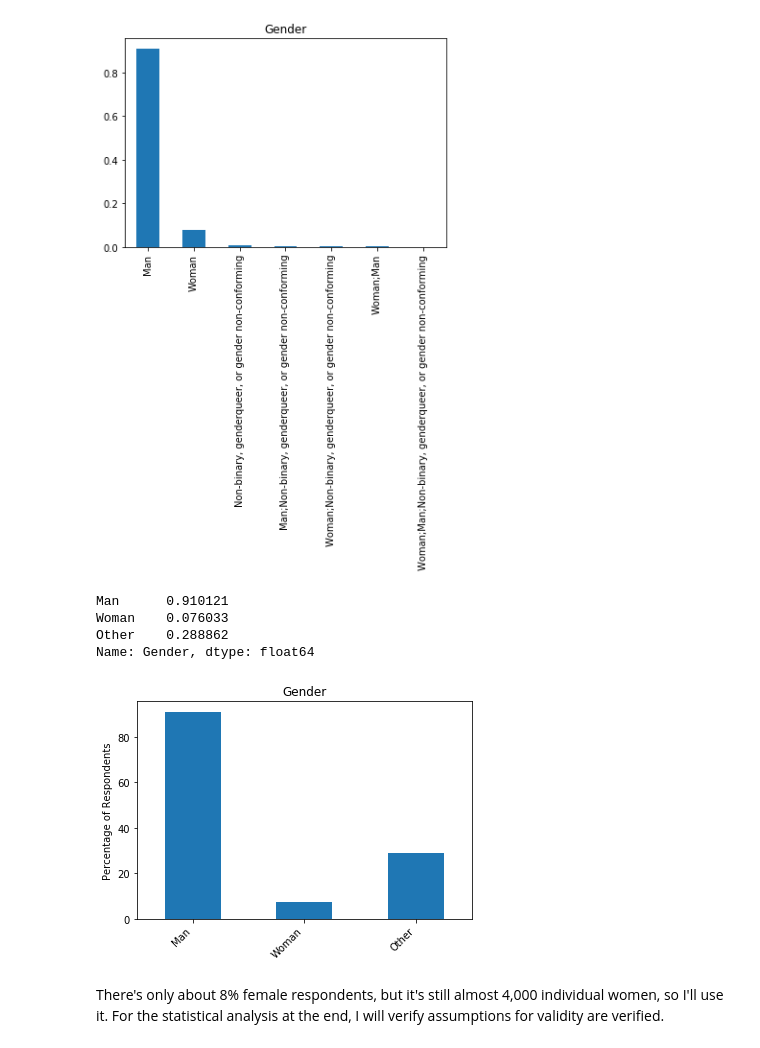
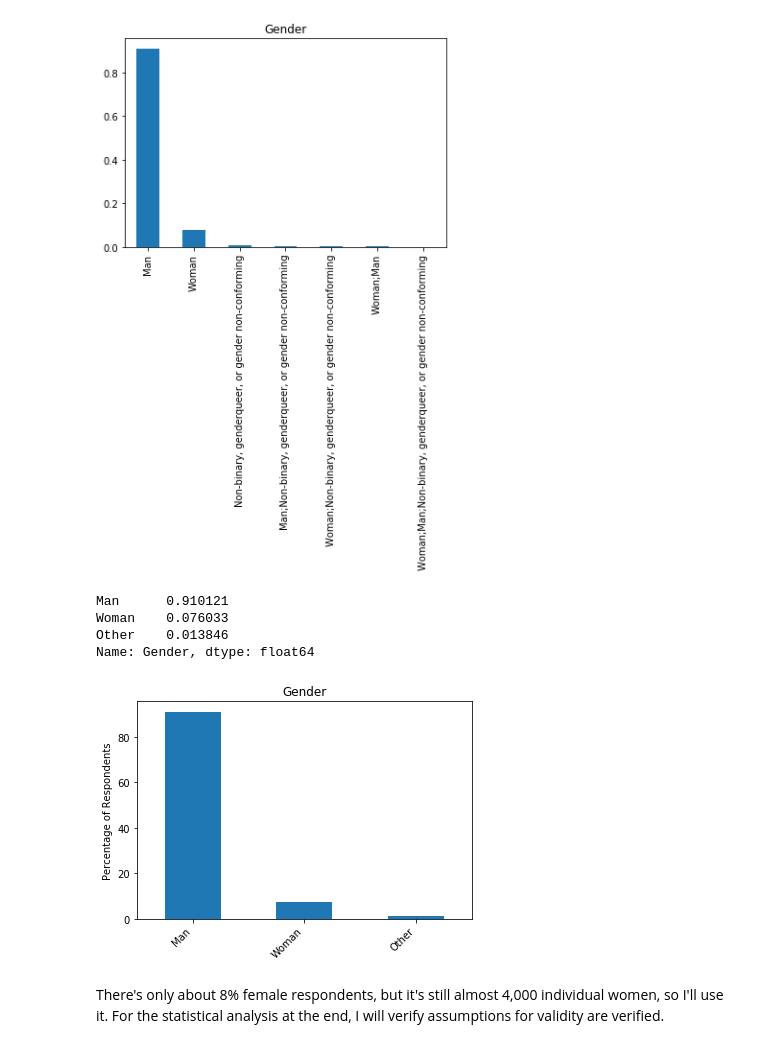
Before and after one commit to dagmaraw/stackoverflow, a Jupyter notebook: Stack_Overflow_Survey.ipynb, the cells around one changed output. Cells and saved outputs as stored; diff of their text form; code cells hidden in the pictures.

Commit message:
Project1_StackOverflow_Survey.ipynb: Fixed gender graph

```diff
--- a/Stack_Overflow_Survey.ipynb
+++ b/Stack_Overflow_Survey.ipynb
@@ -79,25 +79,26 @@ Name: Gender, dtype: float64
 # %%
 # Plot gender as man, woman, and 'other'
 
 df_gender = df.copy()
 # df_gender[(df_gender['Gender']!='Man') & (df_gender['Gender']!='Woman')]['Gender'] = 'Other'
-df_gender.loc[(df_gender['Gender']!='Man') & (df_gender['Gender']!='Woman'),'Gender'] = 'Other'
-count_vals = df_gender.Gender.value_counts(sort=False)
+df_gender.loc[(df_gender['Gender']!='Man') & (df_gender['Gender']!='Woman') & (~df_gender.Gender.isnull()),'Gender'] = 'Other'
+# count_vals = df_gender.Gender.value_counts(sort=False)
+count_vals = df_gender.Gender.value_counts()
 
-ax=(count_vals[:10]/df.dropna(subset=['Gender'],axis=0).shape[0]*100).plot(kind="bar");
+ax=(count_vals[:10]/df_gender.dropna(subset=['Gender'],axis=0).shape[0]*100).plot(kind="bar");
 plt.title("Gender");
 # ax.set_xticklabels(['Man','Woman','Other'],rotation=45, ha='right');
 ax.set_xticklabels(list(count_vals.index),rotation=45, ha='right');
 ax.set_xlabel('')
 ax.set_ylabel('Percentage of Respondents')
 
-count_vals[:10]/df.dropna(subset=['Gender'],axis=0).shape[0]
+count_vals[:10]/df_gender.dropna(subset=['Gender'],axis=0).shape[0]
 # %% [output]
 Man      0.910121
 Woman    0.076033
-Other    0.288862
+Other    0.013846
 Name: Gender, dtype: float64
-[figure, old version]
+[figure, new version]
 # %% [markdown]
 There's only about 8% female respondents, but it's still almost 4,000 individual women, so I'll use it. For the statistical analysis at the end, I will verify assumptions for validity are verified.
 # %% [markdown]
```
